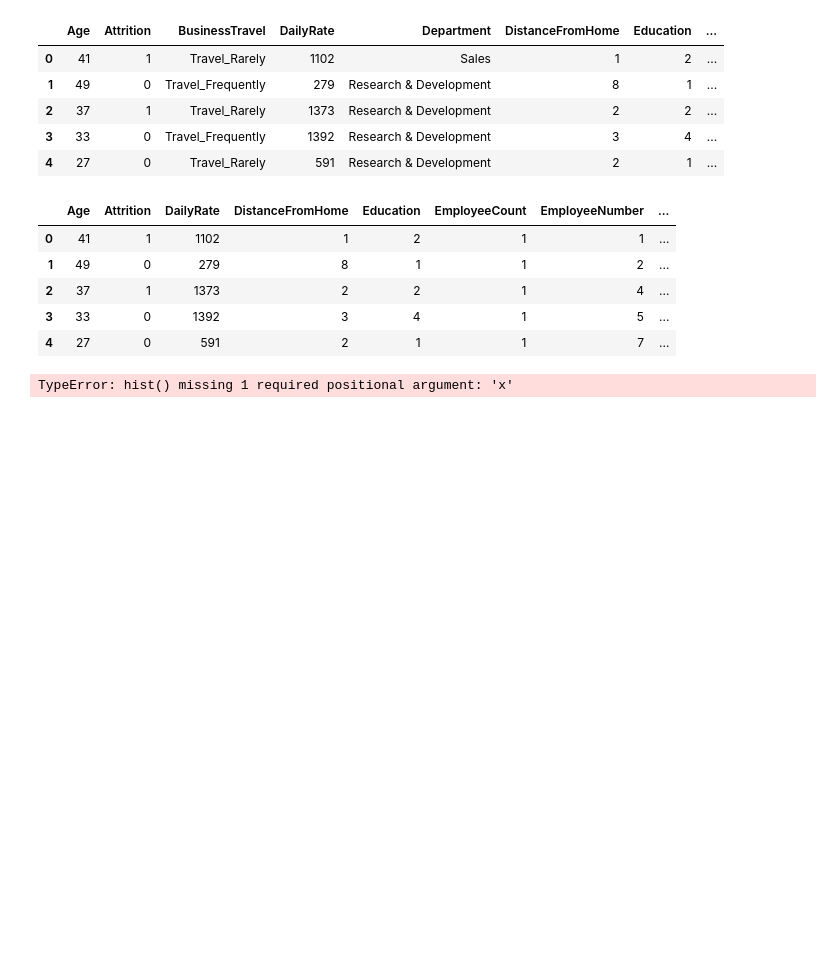
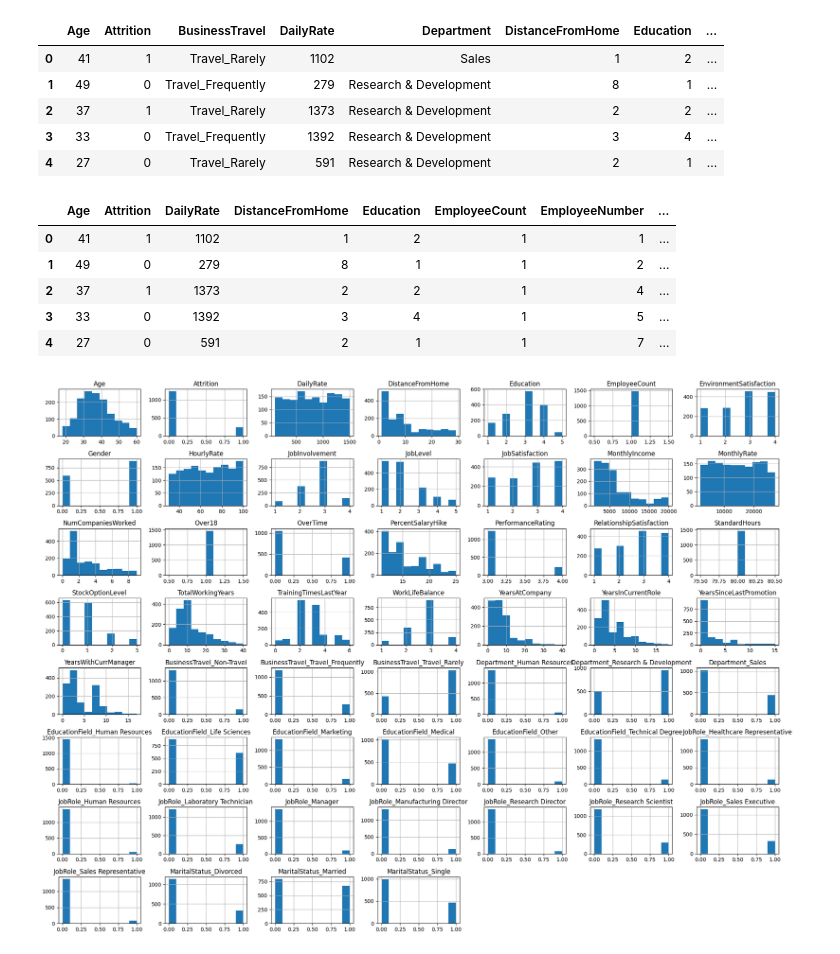
Before and after one commit to l-michalik/MICHALIK, a Jupyter notebook: Machine Learning/03_Predicting Employee Attrition/main.ipynb, the cells around one changed output. Cells and saved outputs as stored; diff of their text form; code cells hidden in the pictures; blank space fills up the shorter version.

```diff
--- a/Machine Learning/03_Predicting Employee Attrition/main.ipynb
+++ b/Machine Learning/03_Predicting Employee Attrition/main.ipynb
@@ -50,8 +50,8 @@ df = df.drop(columns=['EmployeeNumber'])
 # %%
 import matplotlib.pyplot as plt
 
-plt.hist(figsize=(10, 6))
+df.hist(figsize=(20, 15))
 plt.tight_layout()
 plt.show()
 # %% [output]
-TypeError: hist() missing 1 required positional argument: 'x'
+[figure, added]
```
Also changed, not shown: parts of 2 cells of this notebook.
